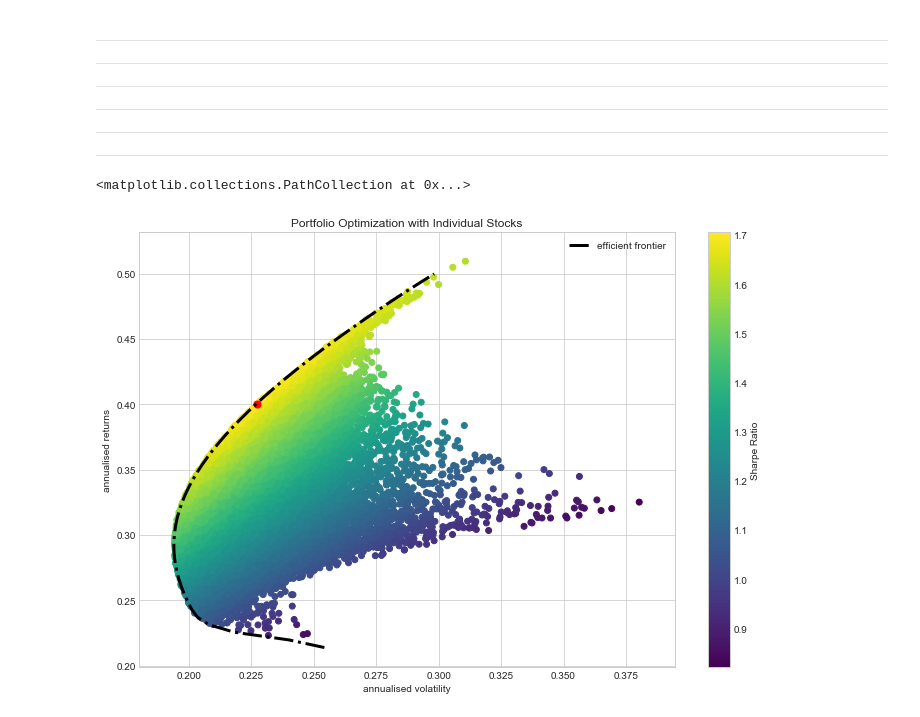
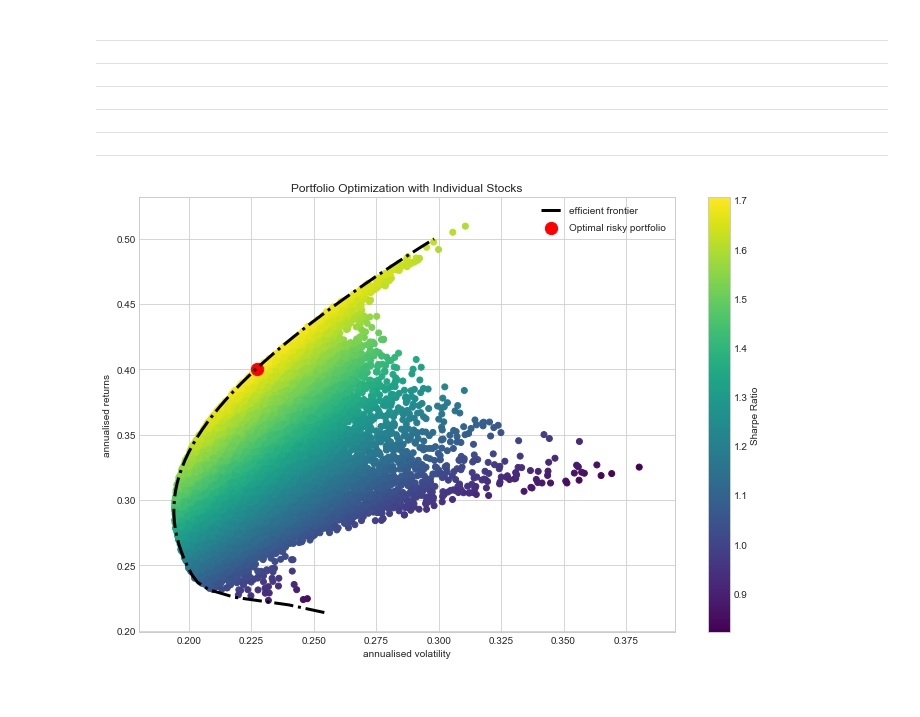
Before and after one commit to nik-dim/Portfolio-Management, a Jupyter notebook: code/FN4329.ipynb, the cells around one changed output. Drawn from its saved outputs; the diff is of its cells as text; code cells hidden in the pictures.

```diff
--- a/code/FN4329.ipynb
+++ b/code/FN4329.ipynb
@@ -454,20 +456,22 @@ efficient_portfolios = efficient_frontier(returns_annual, cov_annual, target)
 # %%
 fig, ax = plt.subplots(figsize=(12,8))
 plt.scatter(df_ef['Volatility'], df_ef['Returns'], c=df_ef['sharpe_ratio'], cmap='viridis')
 plt.colorbar(label='Sharpe Ratio')
 plt.xlabel('Volatility')
 plt.ylabel('Return')
 # plt.scatter(max_sr_vol, max_sr_ret,c='red', s=50) # red dot
 # plt.show()
 
 # fig, ax = plt.subplots(figsize=(10, 7))
 ax.plot([p['fun'] for p in efficient_portfolios], target, linestyle='-.',lw=3, color='black', label='efficient frontier')
 ax.set_title('Portfolio Optimization with Individual Stocks')
 ax.set_xlabel('annualised volatility')
 ax.set_ylabel('annualised returns')
+
+
+plt.scatter(max_sr_vol, max_sr_ret,c='red', s=150, label='Optimal risky portfolio') # red dot
+
 ax.legend(labelspacing=0.8)
-
-plt.scatter(max_sr_vol, max_sr_ret,c='red', s=50) # red dot
+plt.savefig('../report/media/random_portfolios_and_EF.png', bbox_inches='tight')
 # %% [output]
-<matplotlib.collections.PathCollection at 0x...>
-[figure, old version]
+[figure, new version]
```
Also changed, not shown: parts of 5 cells of this notebook, 5 other files.
